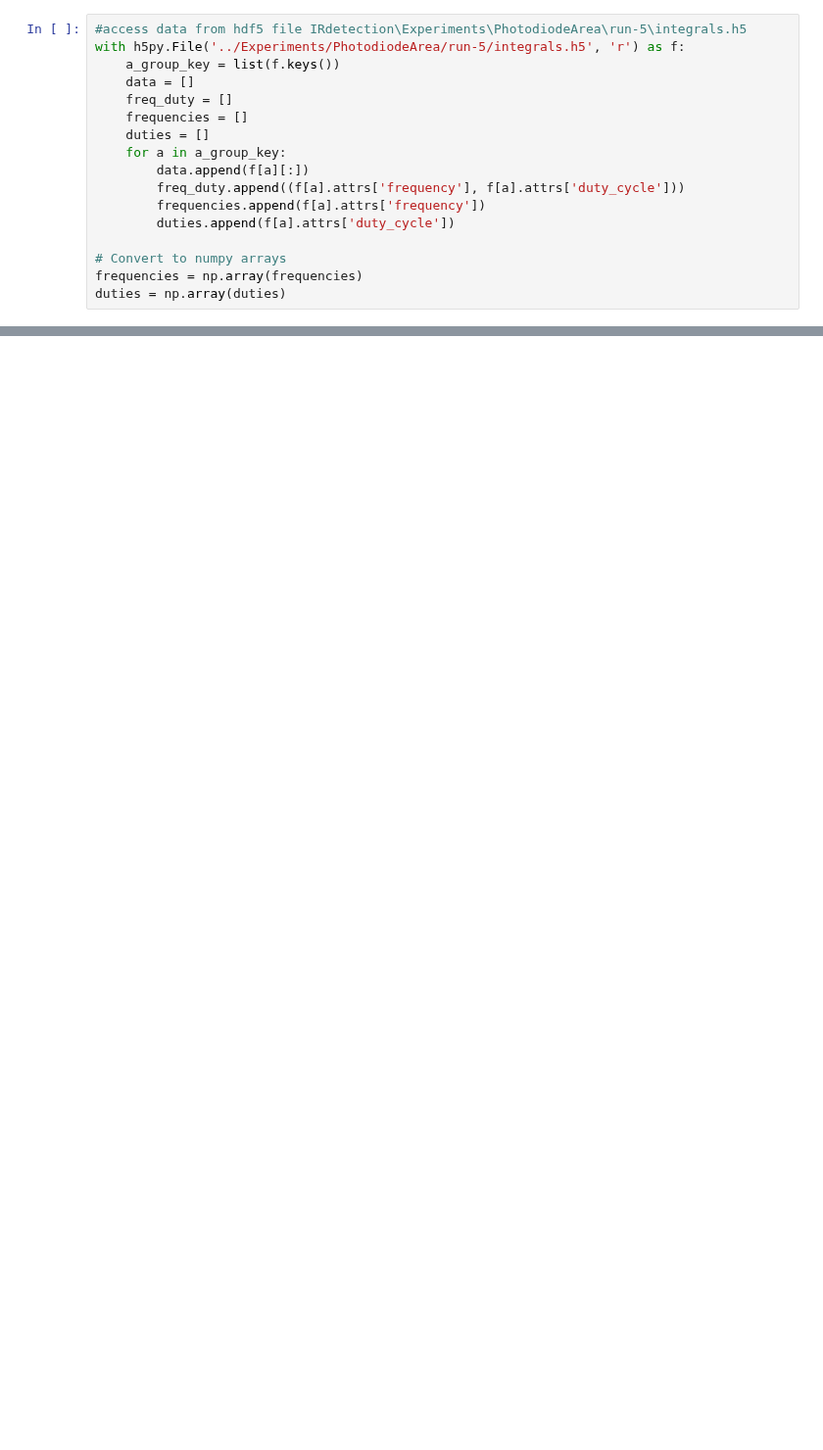
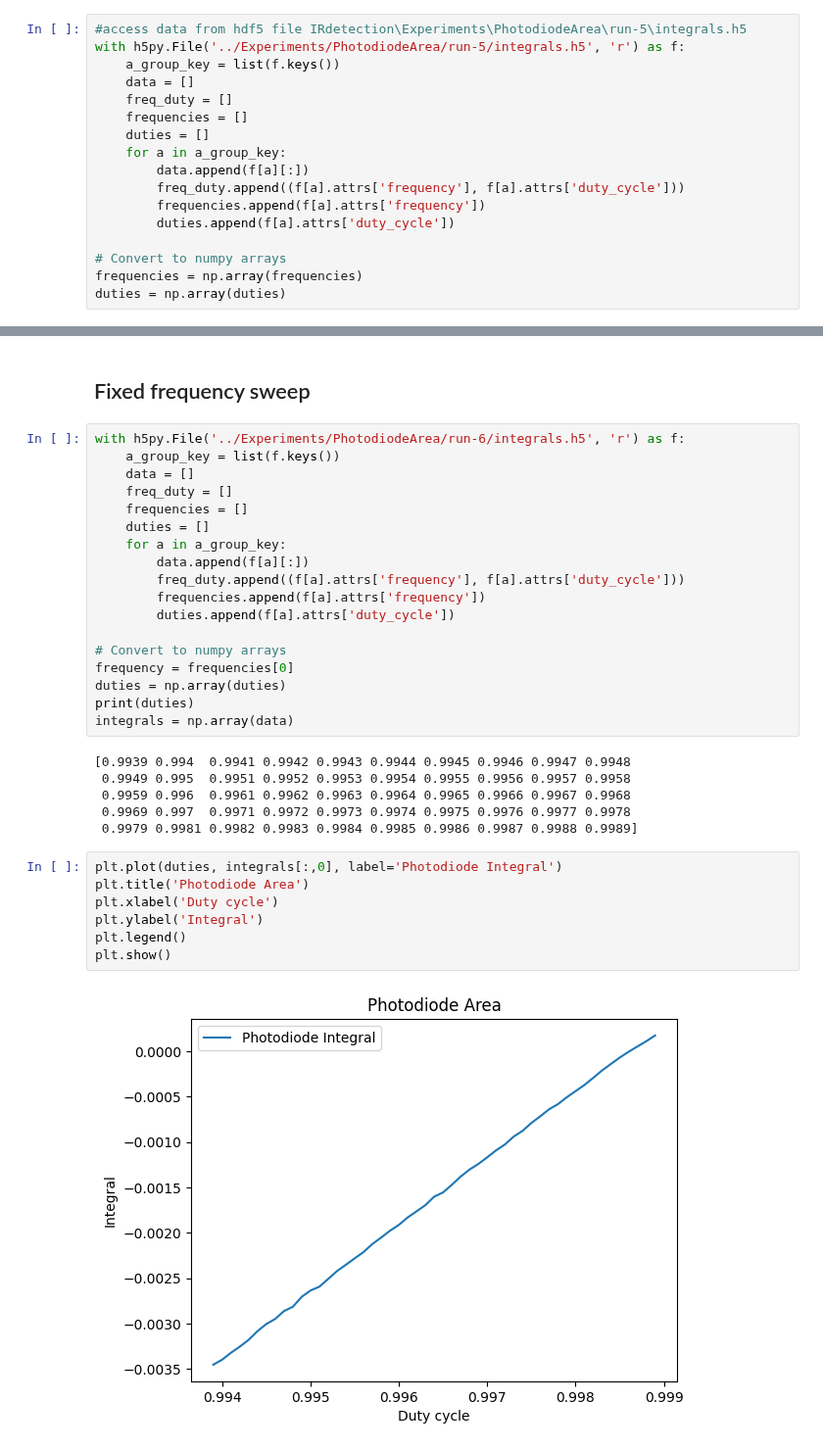
Before and after one commit to biqute/QTLab2425, a Jupyter notebook: IRdetection/Analysis/photodiode_area.ipynb, the cells around one changed output, grey strips where cells are left out. Shown at 98% size. Saved outputs shown, nothing was run; the diff lists cells and outputs as text; blank space fills up the shorter version.

```diff
--- a/IRdetection/Analysis/photodiode_area.ipynb
+++ b/IRdetection/Analysis/photodiode_area.ipynb
@@ -49,3 +47,38 @@ plt.ylabel('Frequency (Hz)')
 plt.show()
 # %% [output]
 [figure]
+# %% [markdown]
+## Fixed frequency sweep
+# %%
+with h5py.File('../Experiments/PhotodiodeArea/run-6/integrals.h5', 'r') as f:
+    a_group_key = list(f.keys())
+    data = []
+    freq_duty = []
+    frequencies = []
+    duties = []
+    for a in a_group_key:
+        data.append(f[a][:])
+        freq_duty.append((f[a].attrs['frequency'], f[a].attrs['duty_cycle']))
+        frequencies.append(f[a].attrs['frequency'])
+        duties.append(f[a].attrs['duty_cycle'])
+
+# Convert to numpy arrays
+frequency = frequencies[0]
+duties = np.array(duties)
+print(duties)
+integrals = np.array(data)
+# %% [output]
+[0.9939 0.994  0.9941 0.9942 0.9943 0.9944 0.9945 0.9946 0.9947 0.9948
+ 0.9949 0.995  0.9951 0.9952 0.9953 0.9954 0.9955 0.9956 0.9957 0.9958
+ 0.9959 0.996  0.9961 0.9962 0.9963 0.9964 0.9965 0.9966 0.9967 0.9968
+ 0.9969 0.997  0.9971 0.9972 0.9973 0.9974 0.9975 0.9976 0.9977 0.9978
+ 0.9979 0.9981 0.9982 0.9983 0.9984 0.9985 0.9986 0.9987 0.9988 0.9989]
+# %%
+plt.plot(duties, integrals[:,0], label='Photodiode Integral')
+plt.title('Photodiode Area')
+plt.xlabel('Duty cycle')
+plt.ylabel('Integral')
+plt.legend()
+plt.show()
+# %% [output]
+[figure, added]
```
Also changed, not shown: parts of 7 cells of this notebook, 4 other files.
